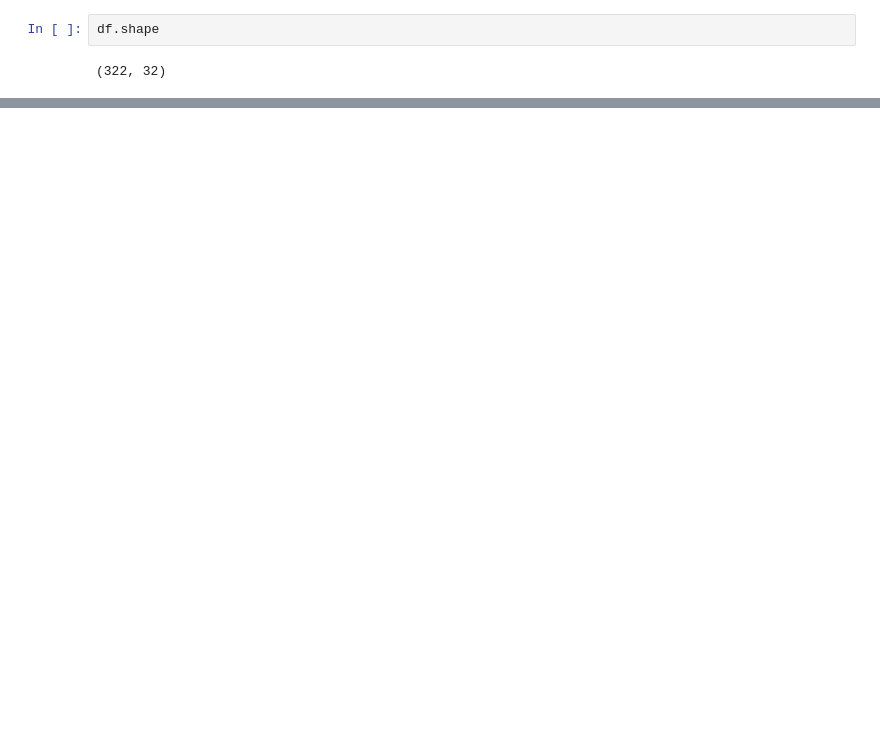
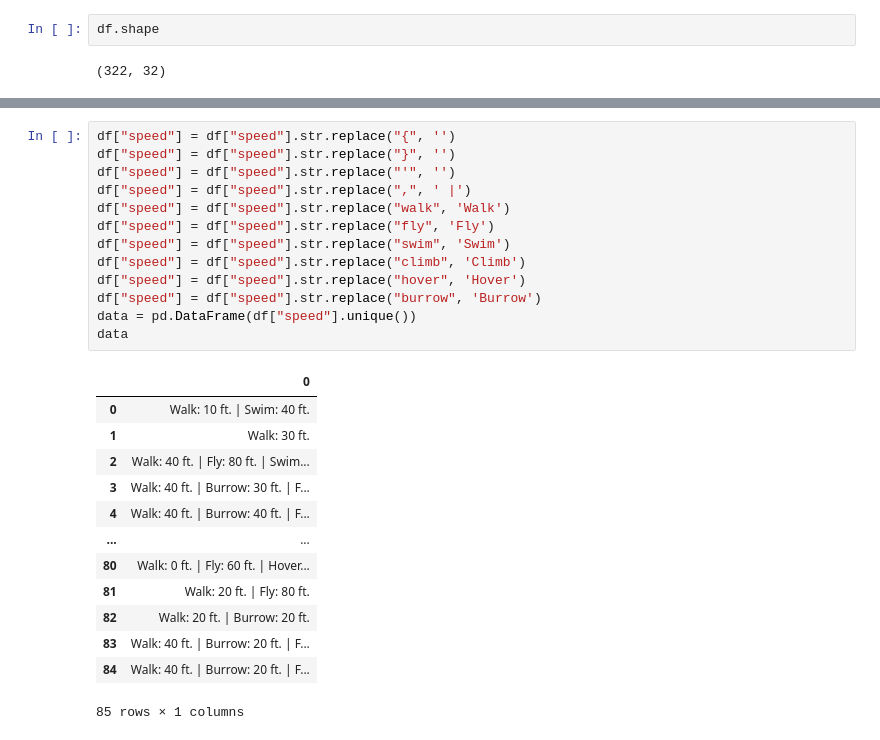
Before and after one commit to laureng97/Project-4--DND-Challenge-Ratings, a Jupyter notebook: CSV-to-SQL + Cleaning.ipynb, the cells around one changed output, grey strips where cells are left out. Drawn from its saved outputs; the diff is of its cells as text; blank space fills up the shorter version.

```diff
--- a/CSV-to-SQL + Cleaning.ipynb
+++ b/CSV-to-SQL + Cleaning.ipynb
@@ -54,0 +110,27 @@ memory usage: 65.5+ KB
+# %%
+df["speed"] = df["speed"].str.replace("{", '')
+df["speed"] = df["speed"].str.replace("}", '')
+df["speed"] = df["speed"].str.replace("'", '')
+df["speed"] = df["speed"].str.replace(",", ' |')
+df["speed"] = df["speed"].str.replace("walk", 'Walk')
+df["speed"] = df["speed"].str.replace("fly", 'Fly')
+df["speed"] = df["speed"].str.replace("swim", 'Swim')
+df["speed"] = df["speed"].str.replace("climb", 'Climb')
+df["speed"] = df["speed"].str.replace("hover", 'Hover')
+df["speed"] = df["speed"].str.replace("burrow", 'Burrow')
+data = pd.DataFrame(df["speed"].unique())
+data
+# %% [output]
+|  | 0 |
+| 0 | Walk: 10 ft. | Swim: 40 ft. |
+| 1 | Walk: 30 ft. |
+| 2 | Walk: 40 ft. | Fly: 80 ft. | Swim... |
+| 3 | Walk: 40 ft. | Burrow: 30 ft. | F... |
+| 4 | Walk: 40 ft. | Burrow: 40 ft. | F... |
+| ... | ... |
+| 80 | Walk: 0 ft. | Fly: 60 ft. | Hover... |
+| 81 | Walk: 20 ft. | Fly: 80 ft. |
+| 82 | Walk: 20 ft. | Burrow: 20 ft. |
+| 83 | Walk: 40 ft. | Burrow: 20 ft. | F... |
+| 84 | Walk: 40 ft. | Burrow: 20 ft. | F... |
+85 rows × 1 columns
```
Also changed, not shown: parts of 11 cells of this notebook, 2 other files.
